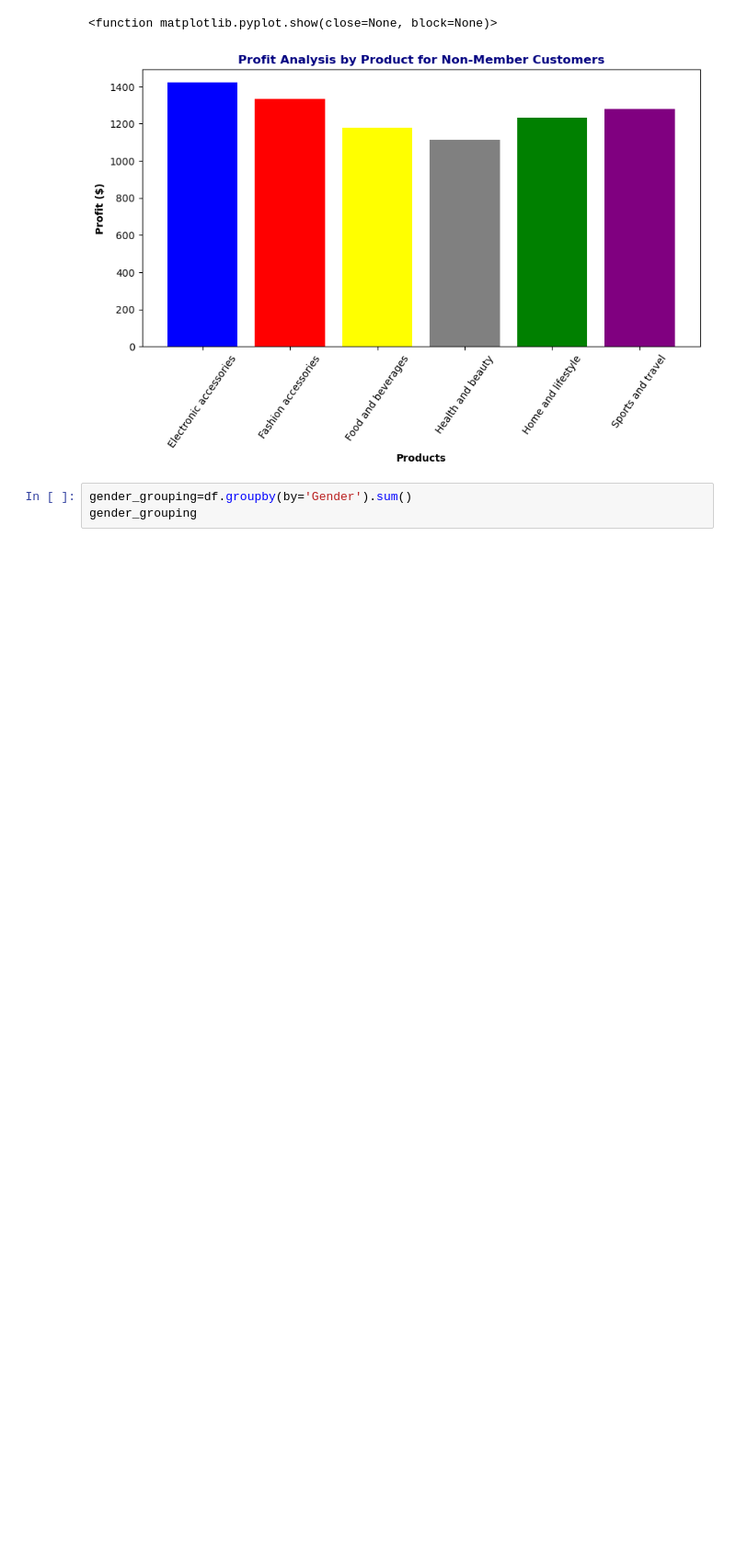
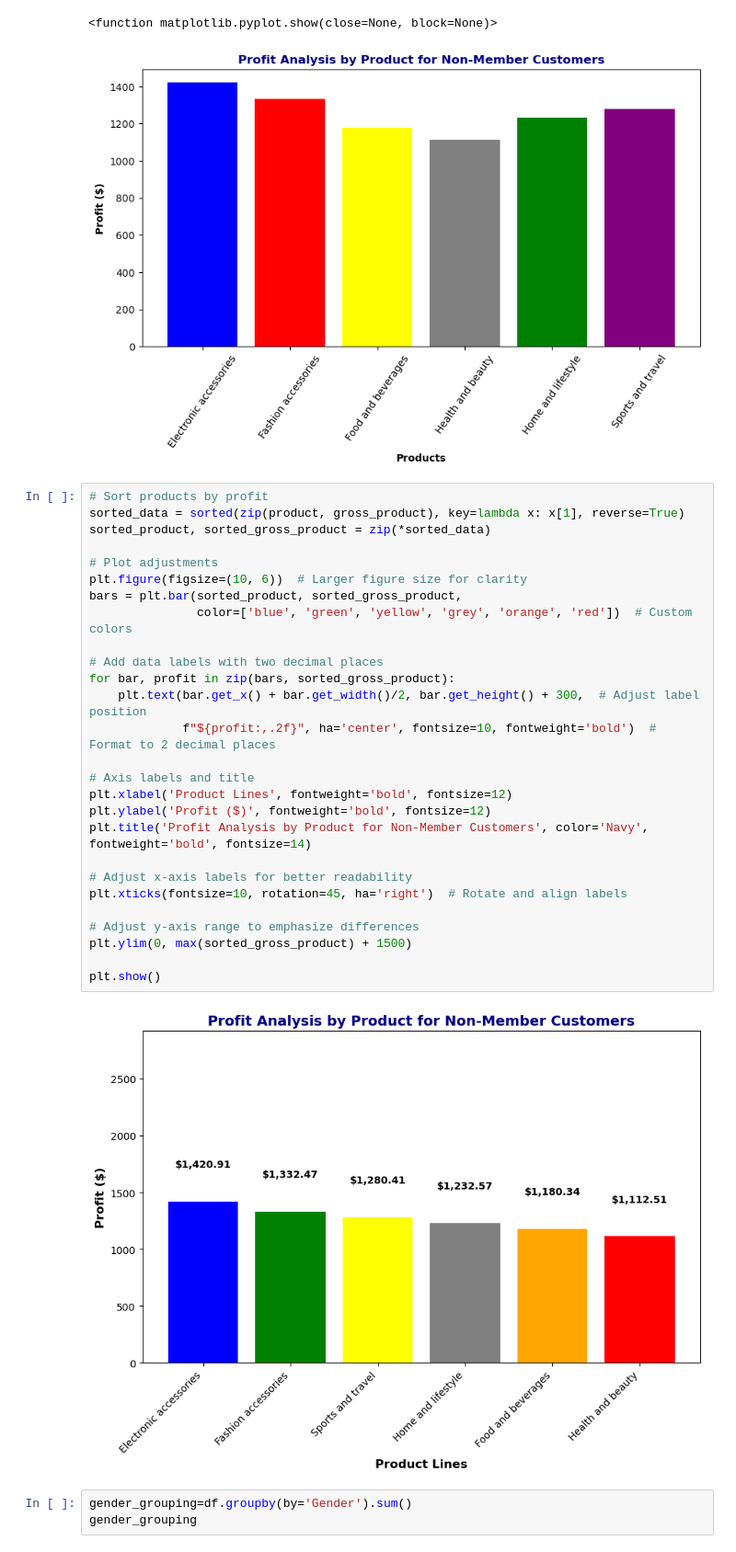
Before and after one commit to whalesb/Supermarket-Sales-Analytics, a Jupyter notebook: sales_analysis.ipynb, the cells around one changed output. Shown: that part at 92% size. Cells and saved outputs as stored; diff of their text form; blank space fills up the shorter version.

```diff
--- a/sales_analysis.ipynb
+++ b/sales_analysis.ipynb
@@ -186,6 +186,35 @@ plt.show
 # %% [output]
 <function matplotlib.pyplot.show(close=None, block=None)>
 [figure]
+# %%
+# Sort products by profit
+sorted_data = sorted(zip(product, gross_product), key=lambda x: x[1], reverse=True)
+sorted_product, sorted_gross_product = zip(*sorted_data)
+
+# Plot adjustments
+plt.figure(figsize=(10, 6))  # Larger figure size for clarity
+bars = plt.bar(sorted_product, sorted_gross_product,
+               color=['blue', 'green', 'yellow', 'grey', 'orange', 'red'])  # Custom colors
+
+# Add data labels with two decimal places
+for bar, profit in zip(bars, sorted_gross_product):
+    plt.text(bar.get_x() + bar.get_width()/2, bar.get_height() + 300,  # Adjust label position
+             f"${profit:,.2f}", ha='center', fontsize=10, fontweight='bold')  # Format to 2 decimal places
+
+# Axis labels and title
+plt.xlabel('Product Lines', fontweight='bold', fontsize=12)
+plt.ylabel('Profit ($)', fontweight='bold', fontsize=12)
+plt.title('Profit Analysis by Product for Non-Member Customers', color='Navy', fontweight='bold', fontsize=14)
+
+# Adjust x-axis labels for better readability
+plt.xticks(fontsize=10, rotation=45, ha='right')  # Rotate and align labels
+
+# Adjust y-axis range to emphasize differences
+plt.ylim(0, max(sorted_gross_product) + 1500)
+
+plt.show()
+# %% [output]
+[figure, added]
 # %%
 gender_grouping=df.groupby(by='Gender').sum()
 gender_grouping
```
Also changed, not shown: parts of 4 cells of this notebook, 4 other files.
